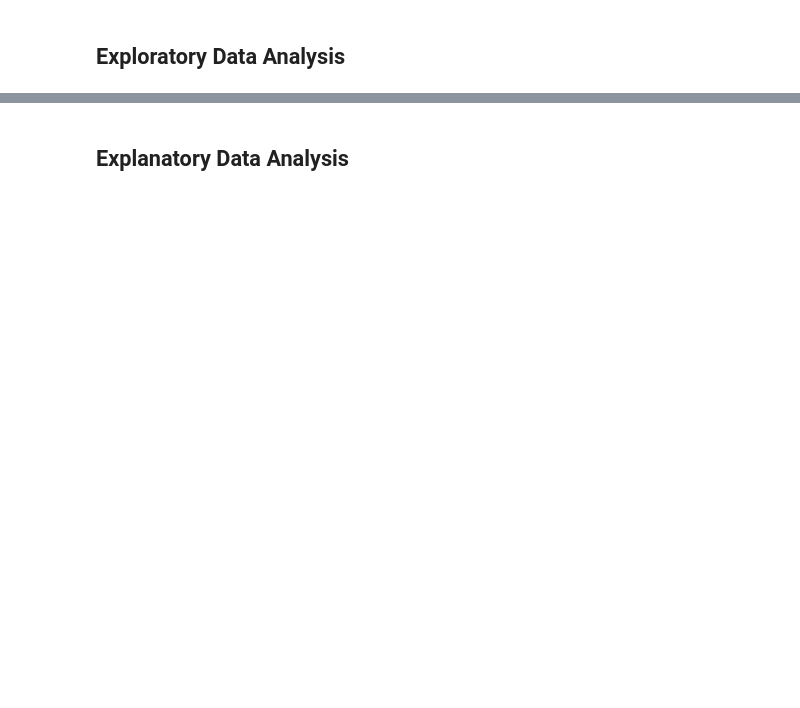
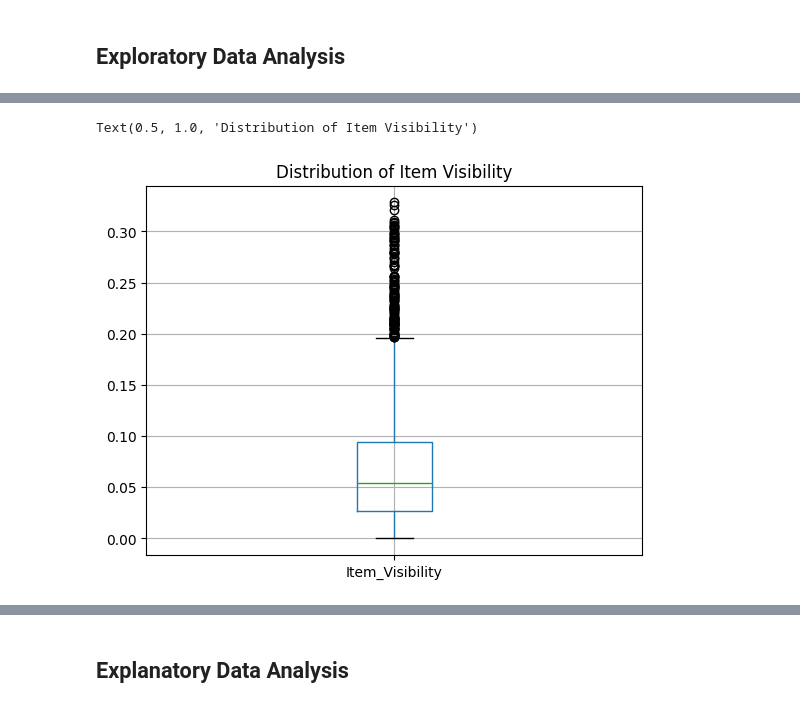
Before and after one commit to anjalixprakash/Prediction-of-Product-Sales, a Jupyter notebook: prediction_of_product_sales.ipynb, the cells around one changed output, grey strips where cells are left out. Drawn from its saved outputs; the diff is of its cells as text; code cells hidden in the pictures; blank space fills up the shorter version.

```diff
--- a/prediction_of_product_sales.ipynb
+++ b/prediction_of_product_sales.ipynb
@@ -235,0 +303,7 @@ Summary statistics for Item_Outlet_Sales. Minimum, Maximum and Mean respectively
+# %%
+# Boxplot for Item Visibility
+ax = df.boxplot(column ="Item_Visibility")
+ax.set_title("Distribution of Item Visibility")
+# %% [output]
+Text(0.5, 1.0, 'Distribution of Item Visibility')
+[figure, added]
```
Also changed, not shown: parts of 33 cells of this notebook.
